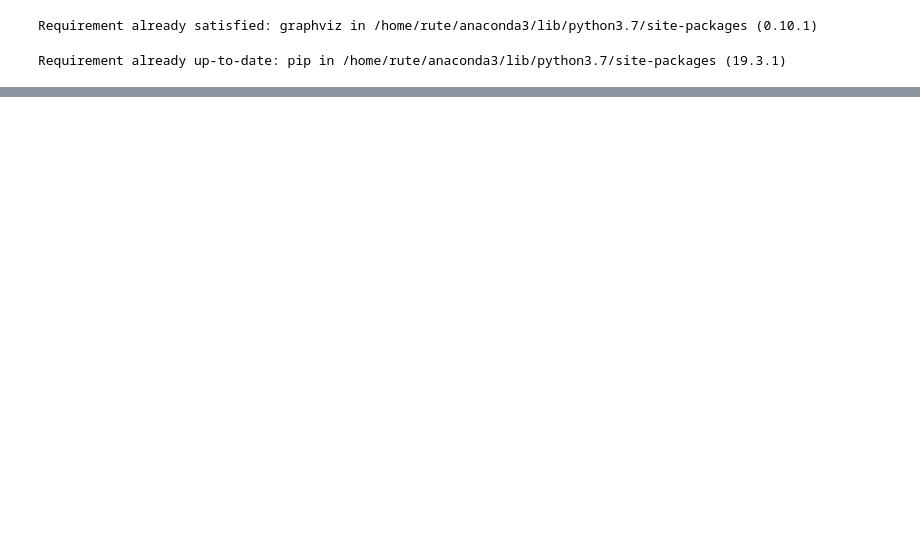
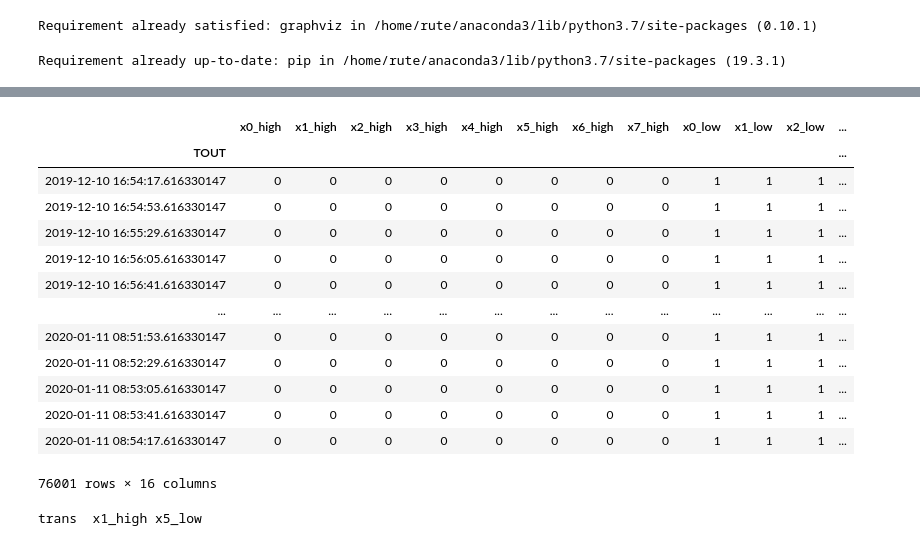
Before and after one commit to ruteee/pesquisa, a Jupyter notebook: TransEntropy_mod.ipynb, the cells around one changed output, grey strips where cells are left out. Saved outputs shown, nothing was run; the diff lists cells and outputs as text; code cells hidden in the pictures; blank space fills up the shorter version.

Commit message:
Creation of alarms

```diff
--- a/TransEntropy_mod.ipynb
+++ b/TransEntropy_mod.ipynb
@@ -504,0 +490,4 @@ def gen_df_iteration(df, node, dict_lag):
+# %%
+threshold_df = pd.read_csv(threshold_path, index_col='proc_var')
+threshold_df = threshold_df.loc[[1,2,3,6,7,8,9,21]]
+threshold_df
@@ -504,0 +513,34 @@ def gen_df_iteration(df, node, dict_lag):
+# %%
+thresh_low = threshold_df[threshold_df['type'] == 'LOW']['limit'].values
+thresh_high = threshold_df[threshold_df['type'] == 'HIGH']['limit'].values
+# %%
+high_alarms = set_point.generate(proc_df, thresh_high)
+low_alarms = set_point.generate(proc_df, thresh_low)
+# %%
+new_high_names = ['x' + str(i) + '_high' for i, col in enumerate(proc_df.columns)]
+new_low_names = ['x' + str(i) + '_low' for i, col in enumerate(proc_df.columns)]
+
+rename_high = {key:value for key, value in zip(high_alarms.columns,new_high_names)}
+rename_low = {key:value for key, value in zip(low_alarms.columns,new_low_names)}
+
+high_alarms = high_alarms.rename(rename_high, axis='columns')
+low_alarms = low_alarms.rename(rename_low, axis='columns')
+
+alarms_df = pd.concat([high_alarms, low_alarms], axis=1)
+# %%
+alarms_df
+# %% [output]
+|  | x0_high | x1_high | x2_high | x3_high | x4_high | x5_high | x6_high | x7_high | x0_low | x1_low | x2_low | ... |
+| TOUT |  |  |  |  |  |  |  |  |  |  |  | ... |
+| 2019-12-10 16:54:17.616330147 | 0 | 0 | 0 | 0 | 0 | 0 | 0 | 0 | 1 | 1 | 1 | ... |
+| 2019-12-10 16:54:53.616330147 | 0 | 0 | 0 | 0 | 0 | 0 | 0 | 0 | 1 | 1 | 1 | ... |
+| 2019-12-10 16:55:29.616330147 | 0 | 0 | 0 | 0 | 0 | 0 | 0 | 0 | 1 | 1 | 1 | ... |
+| 2019-12-10 16:56:05.616330147 | 0 | 0 | 0 | 0 | 0 | 0 | 0 | 0 | 1 | 1 | 1 | ... |
+| 2019-12-10 16:56:41.616330147 | 0 | 0 | 0 | 0 | 0 | 0 | 0 | 0 | 1 | 1 | 1 | ... |
+| ... | ... | ... | ... | ... | ... | ... | ... | ... | ... | ... | ... | ... |
+| 2020-01-11 08:51:53.616330147 | 0 | 0 | 0 | 0 | 0 | 0 | 0 | 0 | 1 | 1 | 1 | ... |
+| 2020-01-11 08:52:29.616330147 | 0 | 0 | 0 | 0 | 0 | 0 | 0 | 0 | 1 | 1 | 1 | ... |
+| 2020-01-11 08:53:05.616330147 | 0 | 0 | 0 | 0 | 0 | 0 | 0 | 0 | 1 | 1 | 1 | ... |
+| 2020-01-11 08:53:41.616330147 | 0 | 0 | 0 | 0 | 0 | 0 | 0 | 0 | 1 | 1 | 1 | ... |
+| 2020-01-11 08:54:17.616330147 | 0 | 0 | 0 | 0 | 0 | 0 | 0 | 0 | 1 | 1 | 1 | ... |
+76001 rows × 16 columns
@@ -504,0 +551,4 @@ def gen_df_iteration(df, node, dict_lag):
+# %%
+df_te = transferEntropy_case(df_alm_mean5, 50,1,1)
+# %% [output]
+trans  x1_high x5_low
```
Also changed, not shown: parts of 14 cells of this notebook, 3 other files.
